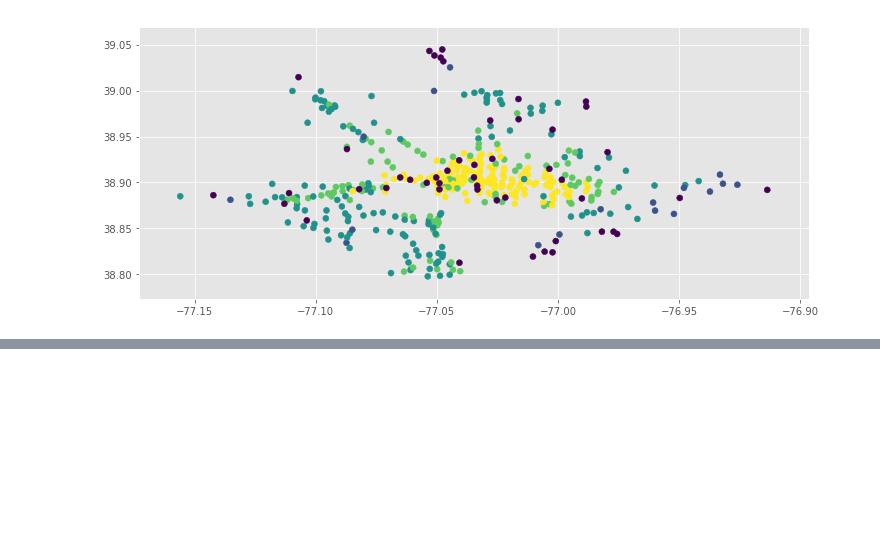
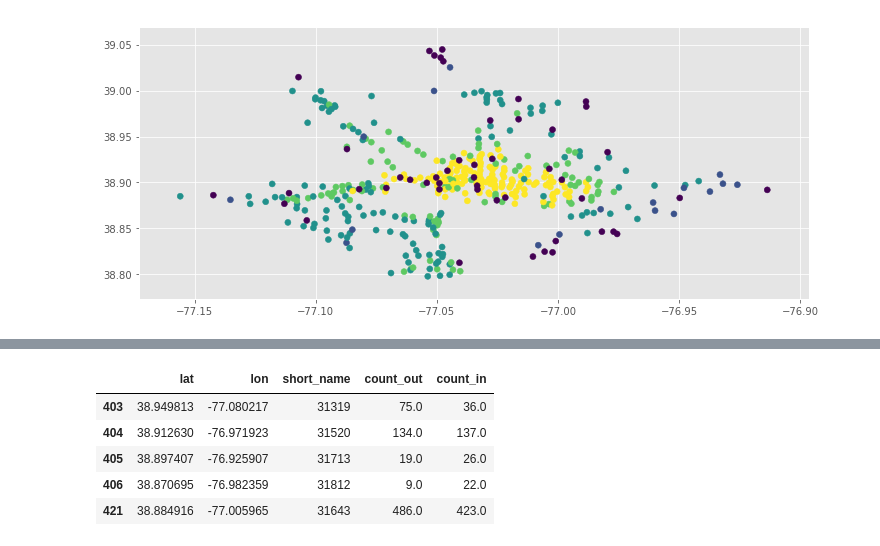
Before and after one commit to vladimirbelyaev/ml_project, a Jupyter notebook: Preparing data-Q32016.ipynb, the cells around one changed output, grey strips where cells are left out. Saved outputs shown, nothing was run; the diff lists cells and outputs as text; code cells hidden in the pictures; blank space fills up the shorter version.

```diff
--- a/Preparing data-Q32016.ipynb
+++ b/Preparing data-Q32016.ipynb
@@ -240,0 +253,12 @@ plt.scatter(coords[:,1], coords[:, 0], c = stat_popularity_mod[bikestations['sho
+# %%
+stations_zscore.loc[:,'count_out'] = df['Start station number'].value_counts(sort = False)[stations_zscore.short_name].values
+stations_zscore.loc[:,'count_in'] = df['End station number'].value_counts(sort = False)[stations_zscore.short_name].values
+stations_zscore = stations_zscore.dropna()
+stations_zscore.tail()
+# %% [output]
+|  | lat | lon | short_name | count_out | count_in |
+| 403 | 38.949813 | -77.080217 | 31319 | 75.0 | 36.0 |
+| 404 | 38.912630 | -76.971923 | 31520 | 134.0 | 137.0 |
+| 405 | 38.897407 | -76.925907 | 31713 | 19.0 | 26.0 |
+| 406 | 38.870695 | -76.982359 | 31812 | 9.0 | 22.0 |
+| 421 | 38.884916 | -77.005965 | 31643 | 486.0 | 423.0 |
```
Also changed, not shown: parts of 7 cells of this notebook.
